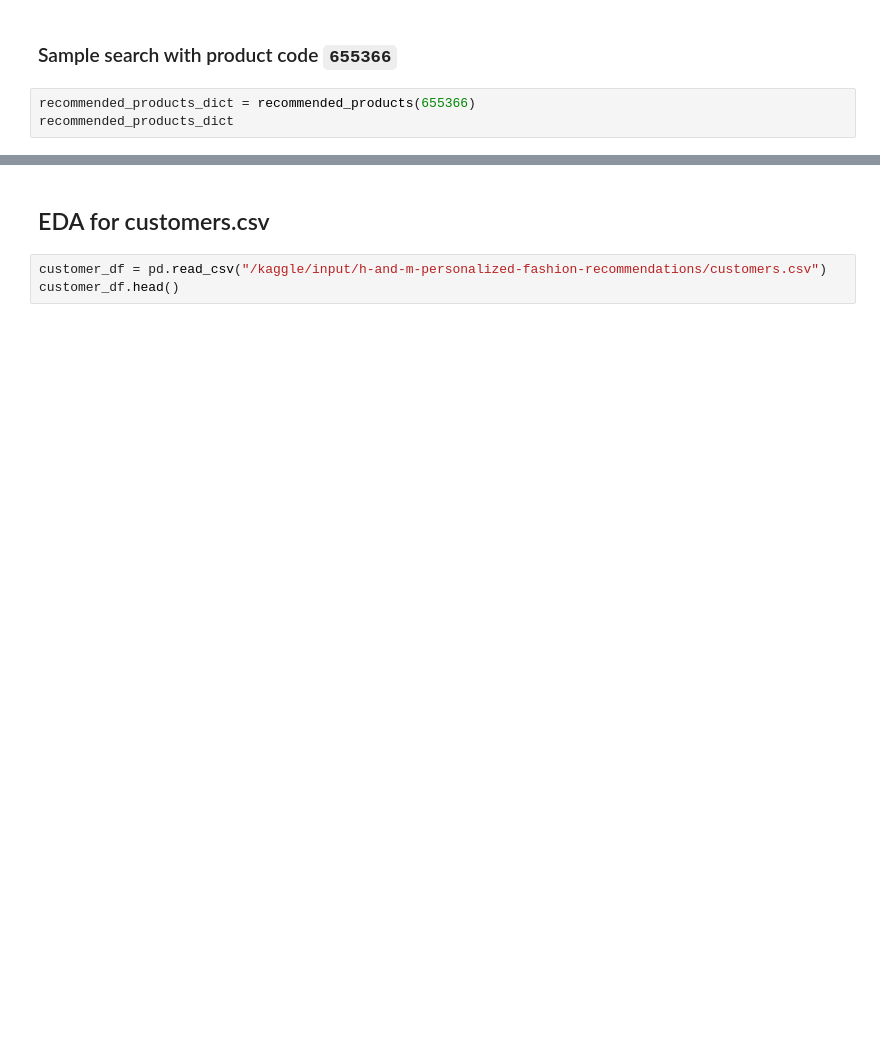
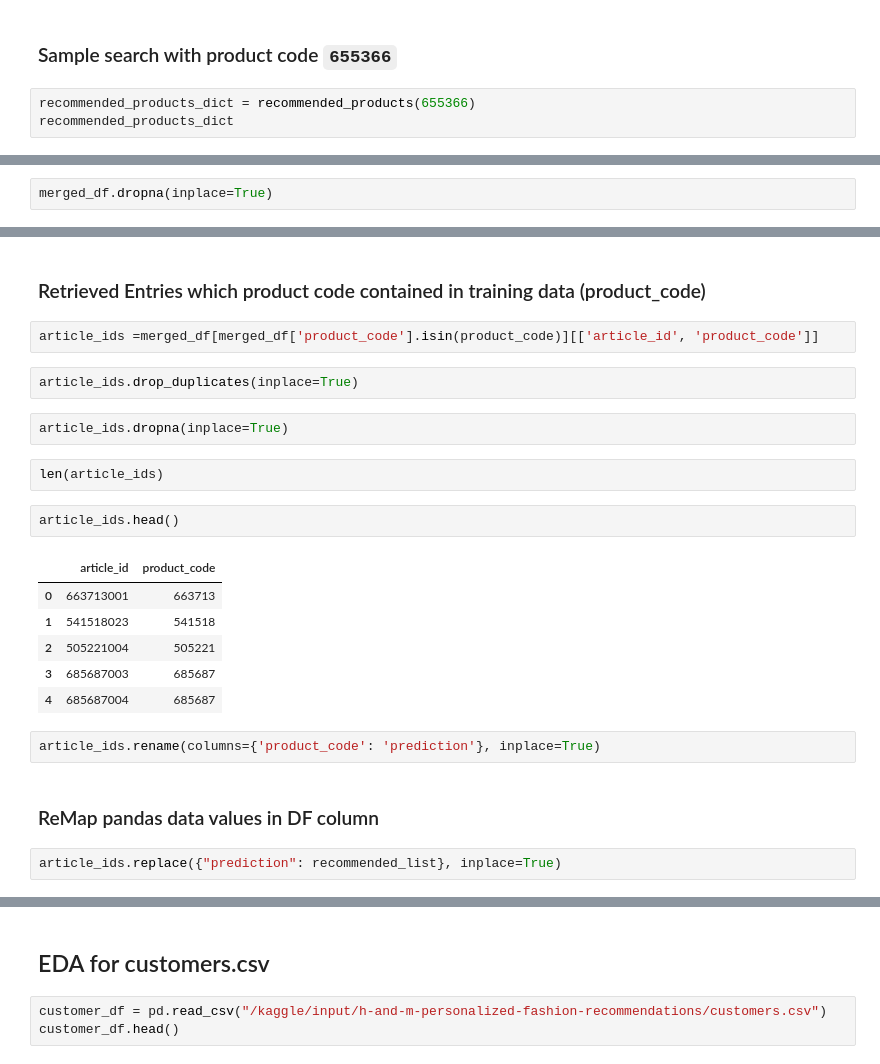
Before and after one commit to ChitThuShine/baseline-rs, a Jupyter notebook: notebookd4e5227f60.ipynb, the cells around one changed output, grey strips where cells are left out. Cells and saved outputs as stored; diff of their text form; blank space fills up the shorter version.

```diff
--- a/notebookd4e5227f60.ipynb
+++ b/notebookd4e5227f60.ipynb
@@ -162,0 +178,2 @@ recommended_products_dict
+# %%
+merged_df.dropna(inplace=True)
@@ -162,0 +186,25 @@ recommended_products_dict
+# %% [markdown]
+### Retrieved Entries which product code contained in training data (product_code)
+# %%
+article_ids =merged_df[merged_df['product_code'].isin(product_code)][['article_id', 'product_code']]
+# %%
+article_ids.drop_duplicates(inplace=True)
+# %%
+article_ids.dropna(inplace=True)
+# %%
+len(article_ids)
+# %%
+article_ids.head()
+# %% [output]
+|  | article_id | product_code |
+| 0 | 663713001 | 663713 |
+| 1 | 541518023 | 541518 |
+| 2 | 505221004 | 505221 |
+| 3 | 685687003 | 685687 |
+| 4 | 685687004 | 685687 |
+# %%
+article_ids.rename(columns={'product_code': 'prediction'}, inplace=True)
+# %% [markdown]
+### ReMap pandas data values in DF column
+# %%
+article_ids.replace({"prediction": recommended_list}, inplace=True)
```
Also changed, not shown: parts of 22 cells of this notebook.
